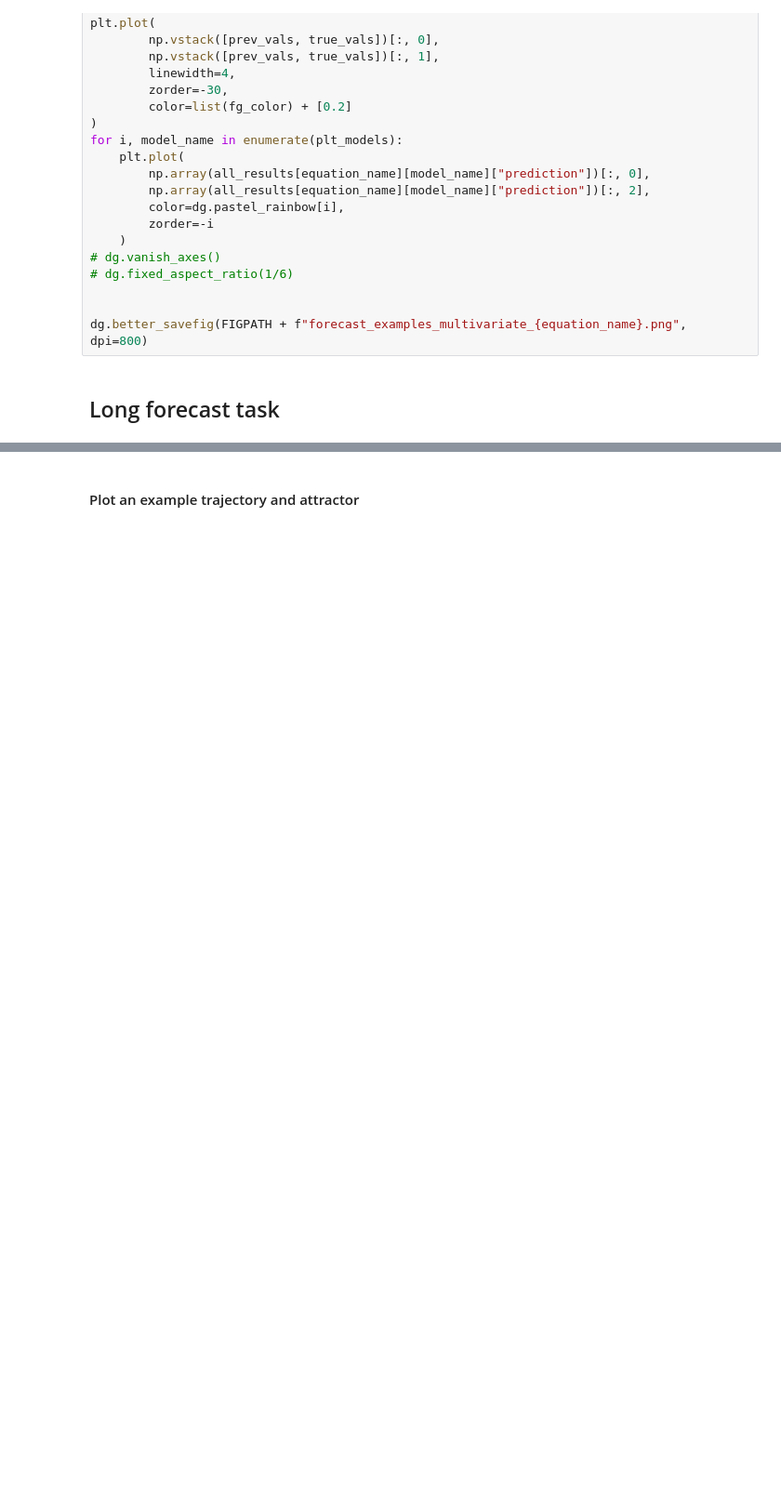
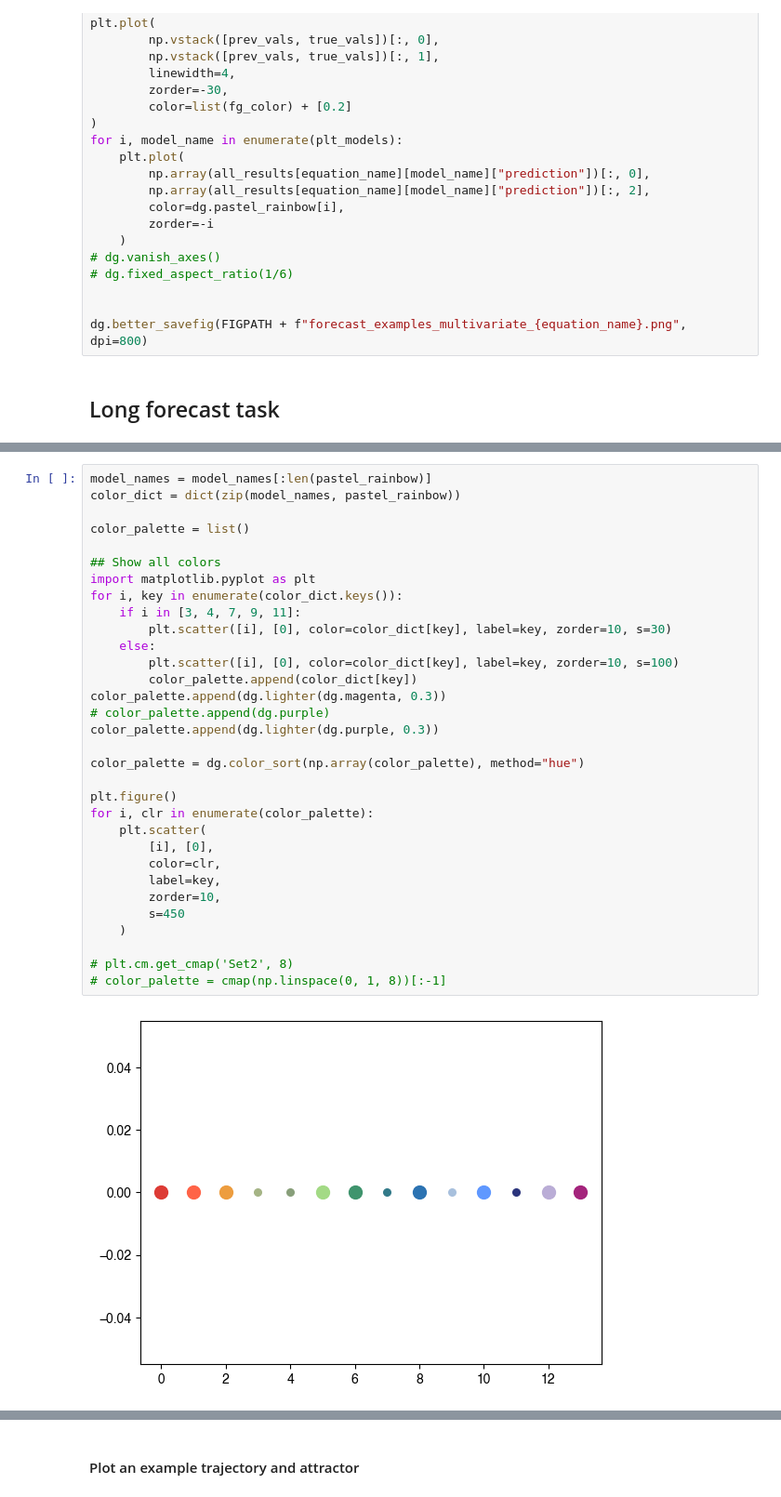
Before and after one commit to williamgilpin/dysts, a Jupyter notebook: benchmarks/figure_forecasting_benchmarks_figures.ipynb, the cells around one changed output, grey strips where cells are left out. Shown at 93% size. Saved outputs shown, nothing was run; the diff lists cells and outputs as text; blank space fills up the shorter version.

```diff
--- a/benchmarks/figure_forecasting_benchmarks_figures.ipynb
+++ b/benchmarks/figure_forecasting_benchmarks_figures.ipynb
@@ -755 +732,35 @@ for model_name in all_outputs["Aizawa"].keys():
 skipping Linear for MacArthur
+# %%
+model_names = model_names[:len(pastel_rainbow)]
+color_dict = dict(zip(model_names, pastel_rainbow))
+
+color_palette = list()
+
+## Show all colors
+import matplotlib.pyplot as plt
+for i, key in enumerate(color_dict.keys()):
+    if i in [3, 4, 7, 9, 11]:
+        plt.scatter([i], [0], color=color_dict[key], label=key, zorder=10, s=30)
+    else:
+        plt.scatter([i], [0], color=color_dict[key], label=key, zorder=10, s=100)
+        color_palette.append(color_dict[key])
+color_palette.append(dg.lighter(dg.magenta, 0.3))
+# color_palette.append(dg.purple)
+color_palette.append(dg.lighter(dg.purple, 0.3))
+
+color_palette = dg.color_sort(np.array(color_palette), method="hue")
+
+plt.figure()
+for i, clr in enumerate(color_palette):
+    plt.scatter(
+        [i], [0],
+        color=clr,
+        label=key,
+        zorder=10,
+        s=450
+    )
+
+# plt.cm.get_cmap('Set2', 8)
+# color_palette = cmap(np.linspace(0, 1, 8))[:-1]
+# %% [output]
+[figure, added]
```
Also changed, not shown: parts of 33 cells of this notebook, 2 other files.
